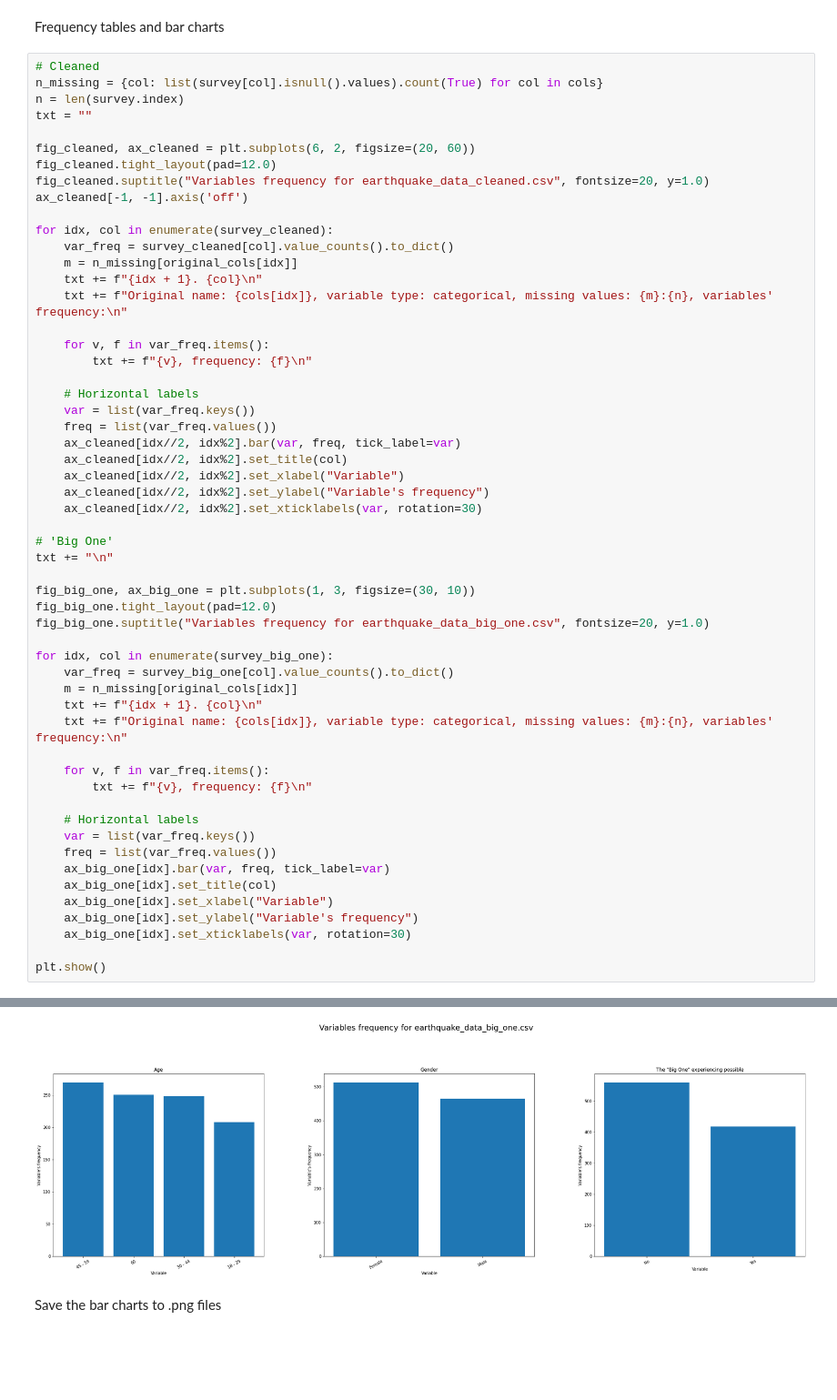
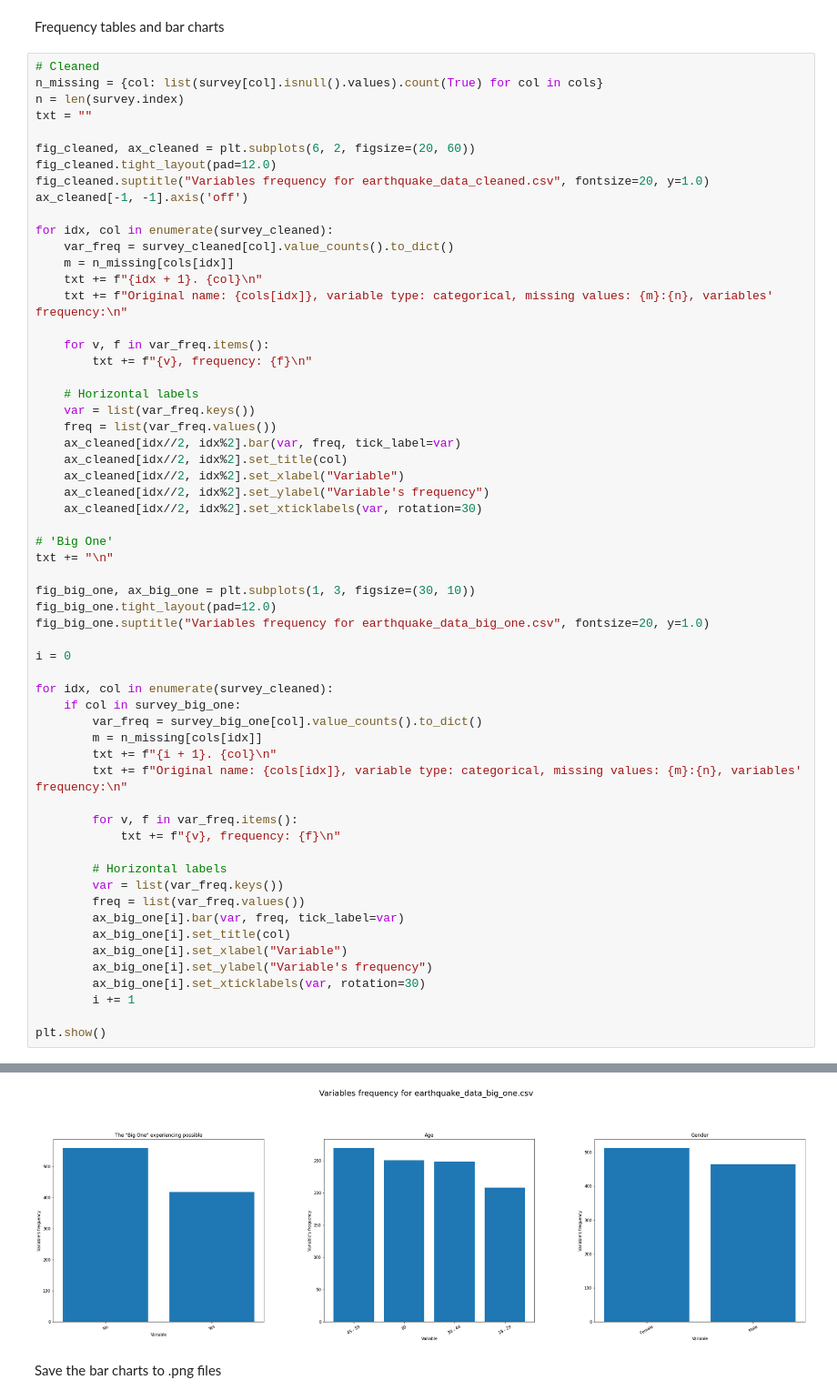
Before and after one commit to Artur-Mzyk/Analiza_i_bazy_danych, a Jupyter notebook: Lab2/Society_Fear_of_Earthquake/Command_Files/data_appendix.ipynb, the cells around one changed output, grey strips where cells are left out. Shown at 91% size. Drawn from its saved outputs; the diff is of its cells as text; blank space fills up the shorter version.

```diff
--- a/Lab2/Society_Fear_of_Earthquake/Command_Files/data_appendix.ipynb
+++ b/Lab2/Society_Fear_of_Earthquake/Command_Files/data_appendix.ipynb
@@ -28,51 +28,55 @@ ax_cleaned[-1, -1].axis('off')
 
 for idx, col in enumerate(survey_cleaned):
     var_freq = survey_cleaned[col].value_counts().to_dict()
-    m = n_missing[original_cols[idx]]
+    m = n_missing[cols[idx]]
     txt += f"{idx + 1}. {col}\n"
     txt += f"Original name: {cols[idx]}, variable type: categorical, missing values: {m}:{n}, variables' frequency:\n"
 
     for v, f in var_freq.items():
         txt += f"{v}, frequency: {f}\n"
 
     # Horizontal labels
     var = list(var_freq.keys())
     freq = list(var_freq.values())
     ax_cleaned[idx//2, idx%2].bar(var, freq, tick_label=var)
     ax_cleaned[idx//2, idx%2].set_title(col)
     ax_cleaned[idx//2, idx%2].set_xlabel("Variable")
     ax_cleaned[idx//2, idx%2].set_ylabel("Variable's frequency")
     ax_cleaned[idx//2, idx%2].set_xticklabels(var, rotation=30)
 
 # 'Big One'
 txt += "\n"
 
 fig_big_one, ax_big_one = plt.subplots(1, 3, figsize=(30, 10))
 fig_big_one.tight_layout(pad=12.0)
 fig_big_one.suptitle("Variables frequency for earthquake_data_big_one.csv", fontsize=20, y=1.0)
 
-for idx, col in enumerate(survey_big_one):
-    var_freq = survey_big_one[col].value_counts().to_dict()
-    m = n_missing[original_cols[idx]]
-    txt += f"{idx + 1}. {col}\n"
-    txt += f"Original name: {cols[idx]}, variable type: categorical, missing values: {m}:{n}, variables' frequency:\n"
+i = 0
 
-    for v, f in var_freq.items():
-        txt += f"{v}, frequency: {f}\n"
+for idx, col in enumerate(survey_cleaned):
+    if col in survey_big_one:
+        var_freq = survey_big_one[col].value_counts().to_dict()
+        m = n_missing[cols[idx]]
+        txt += f"{i + 1}. {col}\n"
+        txt += f"Original name: {cols[idx]}, variable type: categorical, missing values: {m}:{n}, variables' frequency:\n"
 
-    # Horizontal labels
-    var = list(var_freq.keys())
-    freq = list(var_freq.values())
-    ax_big_one[idx].bar(var, freq, tick_label=var)
-    ax_big_one[idx].set_title(col)
-    ax_big_one[idx].set_xlabel("Variable")
-    ax_big_one[idx].set_ylabel("Variable's frequency")
-    ax_big_one[idx].set_xticklabels(var, rotation=30)
+        for v, f in var_freq.items():
+            txt += f"{v}, frequency: {f}\n"
+
+        # Horizontal labels
+        var = list(var_freq.keys())
+        freq = list(var_freq.values())
+        ax_big_one[i].bar(var, freq, tick_label=var)
+        ax_big_one[i].set_title(col)
+        ax_big_one[i].set_xlabel("Variable")
+        ax_big_one[i].set_ylabel("Variable's frequency")
+        ax_big_one[i].set_xticklabels(var, rotation=30)
+        i += 1
 
 plt.show()
 # %% [output]
 [figure]
-[figure, old version]
+[figure, new version]
 # %% [markdown]
 Save the bar charts to .png files
 # %%
```
Also changed, not shown: 4 other files.
